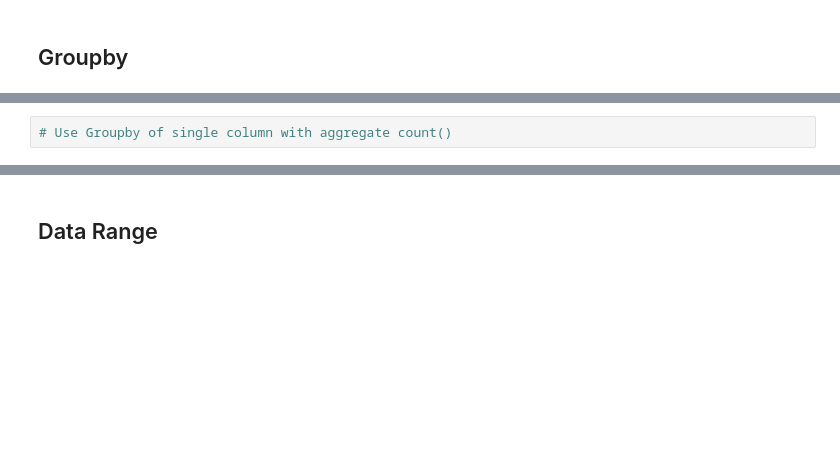
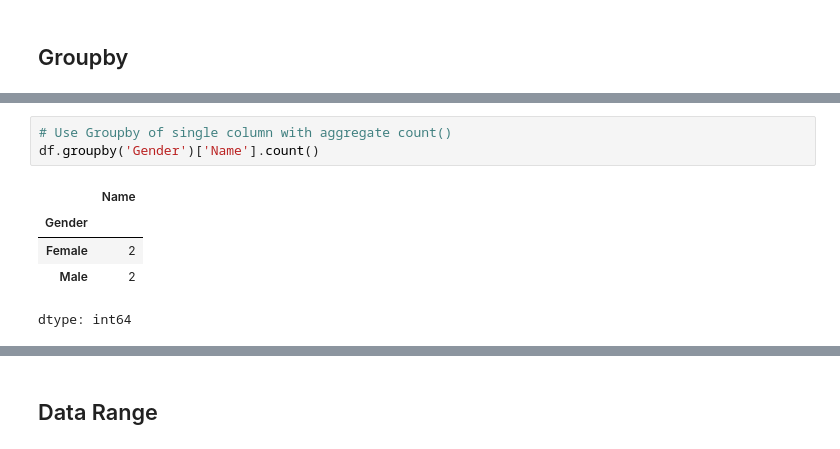
Before and after one commit to RaunakRana14/python-data-structure-assignment, a Jupyter notebook: Pandas Assignment Day 10.ipynb, the cells around one changed output, grey strips where cells are left out. Saved outputs shown, nothing was run; the diff lists cells and outputs as text; blank space fills up the shorter version.

```diff
--- a/Pandas Assignment Day 10.ipynb
+++ b/Pandas Assignment Day 10.ipynb
@@ -497,4 +524,11 @@ d3.iloc[:, -2:]
 # %%
 # Use Groupby of single column with aggregate count()
+df.groupby('Gender')['Name'].count()
+# %% [output]
+|  | Name |
+| Gender |  |
+| Female | 2 |
+| Male | 2 |
+dtype: int64
 # %%
 # Use Groupby of single column with aggregate min() and max()
```
Also changed, not shown: parts of 13 cells of this notebook.
